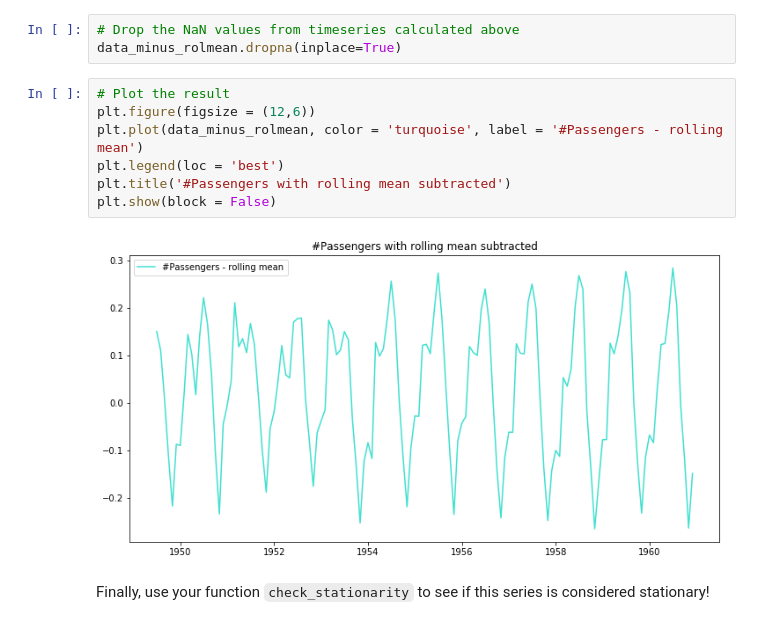
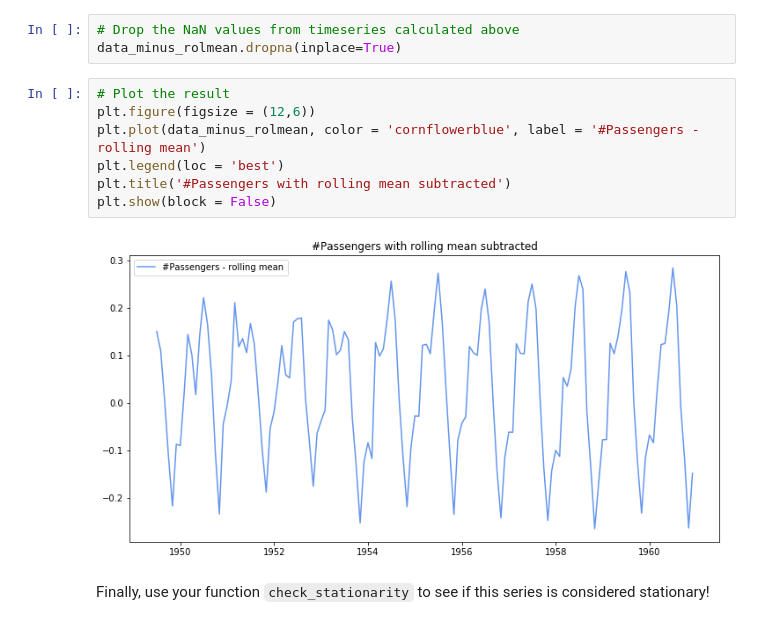
Before and after one commit to graceh3/dsc-3-25-08-removing-trends-lab-nyc-ds-career-012819, a Jupyter notebook: index.ipynb, the cells around one changed output. Drawn from its saved outputs; the diff is of its cells as text.

```diff
--- a/index.ipynb
+++ b/index.ipynb
@@ -112,12 +112,12 @@ data_minus_rolmean.dropna(inplace=True)
 # %%
 # Plot the result
 plt.figure(figsize = (12,6))
-plt.plot(data_minus_rolmean, color = 'turquoise', label = '#Passengers - rolling mean')
+plt.plot(data_minus_rolmean, color = 'cornflowerblue', label = '#Passengers - rolling mean')
 plt.legend(loc = 'best')
 plt.title('#Passengers with rolling mean subtracted')
 plt.show(block = False)
 # %% [output]
-[figure, old version]
+[figure, new version]
 # %% [markdown]
 Finally, use your function `check_stationarity` to see if this series is considered stationary!
 # %%
```
